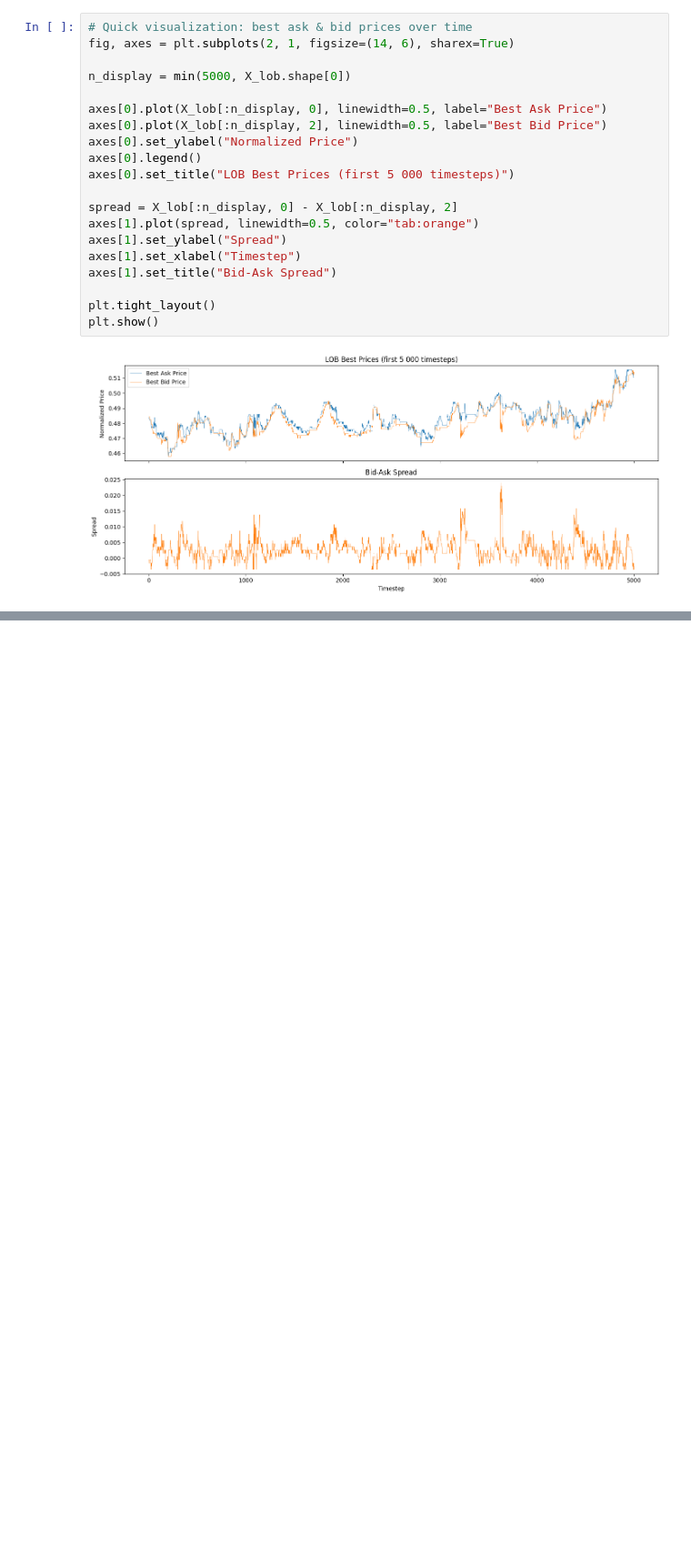
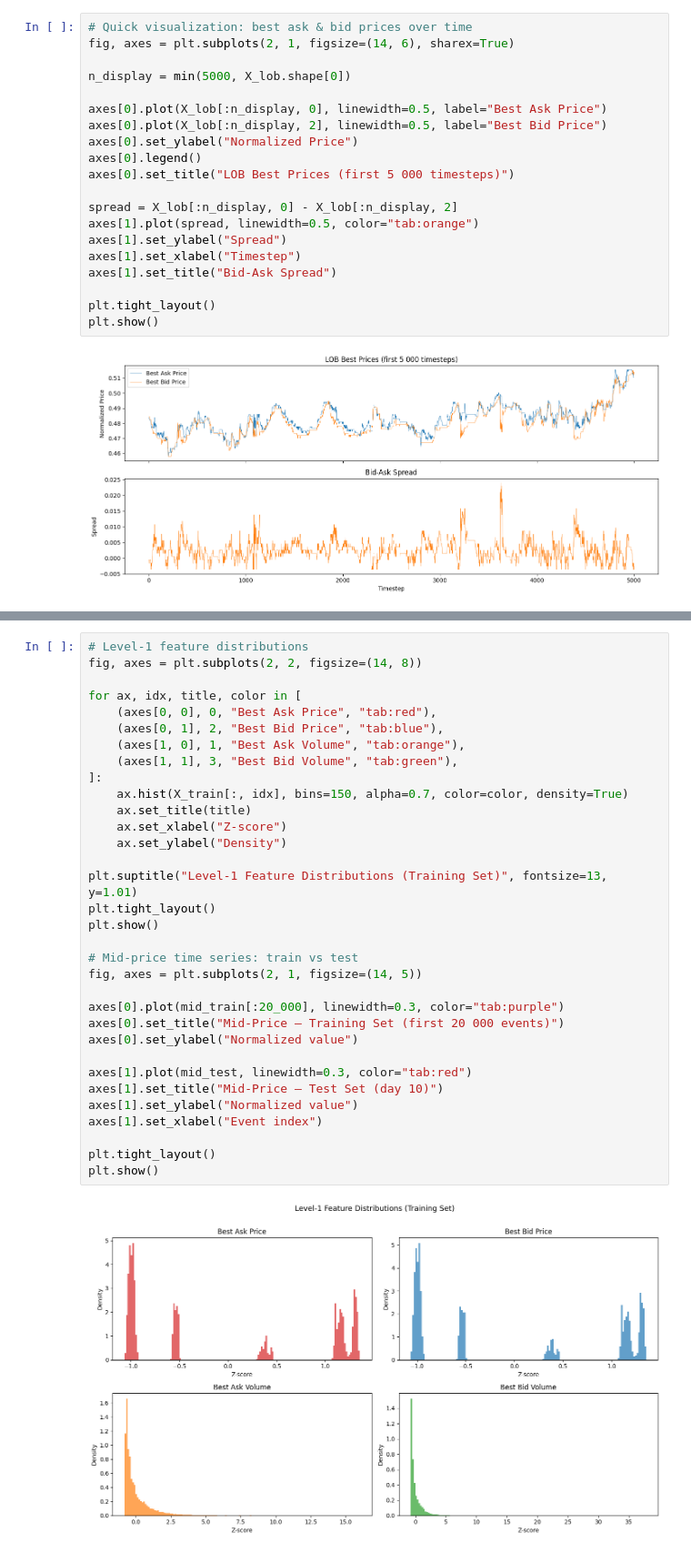
Before and after one commit to produit-scalaire/Decision-Transformer-LOB-Trading, a Jupyter notebook: main.ipynb, the cells around one changed output, grey strips where cells are left out. Shown at 91% size. Drawn from its saved outputs; the diff is of its cells as text; blank space fills up the shorter version.

```diff
--- a/main.ipynb
+++ b/main.ipynb
@@ -332,0 +415,35 @@ plt.show()
+# %%
+# Level-1 feature distributions
+fig, axes = plt.subplots(2, 2, figsize=(14, 8))
+
+for ax, idx, title, color in [
+    (axes[0, 0], 0, "Best Ask Price", "tab:red"),
+    (axes[0, 1], 2, "Best Bid Price", "tab:blue"),
+    (axes[1, 0], 1, "Best Ask Volume", "tab:orange"),
+    (axes[1, 1], 3, "Best Bid Volume", "tab:green"),
+]:
+    ax.hist(X_train[:, idx], bins=150, alpha=0.7, color=color, density=True)
+    ax.set_title(title)
+    ax.set_xlabel("Z-score")
+    ax.set_ylabel("Density")
+
+plt.suptitle("Level-1 Feature Distributions (Training Set)", fontsize=13, y=1.01)
+plt.tight_layout()
+plt.show()
+
+# Mid-price time series: train vs test
+fig, axes = plt.subplots(2, 1, figsize=(14, 5))
+
+axes[0].plot(mid_train[:20_000], linewidth=0.3, color="tab:purple")
+axes[0].set_title("Mid-Price — Training Set (first 20 000 events)")
+axes[0].set_ylabel("Normalized value")
+
+axes[1].plot(mid_test, linewidth=0.3, color="tab:red")
+axes[1].set_title("Mid-Price — Test Set (day 10)")
+axes[1].set_ylabel("Normalized value")
+axes[1].set_xlabel("Event index")
+
+plt.tight_layout()
+plt.show()
+# %% [output]
+[figure, added]
```
Also changed, not shown: parts of 7 cells of this notebook, 3 other files.
